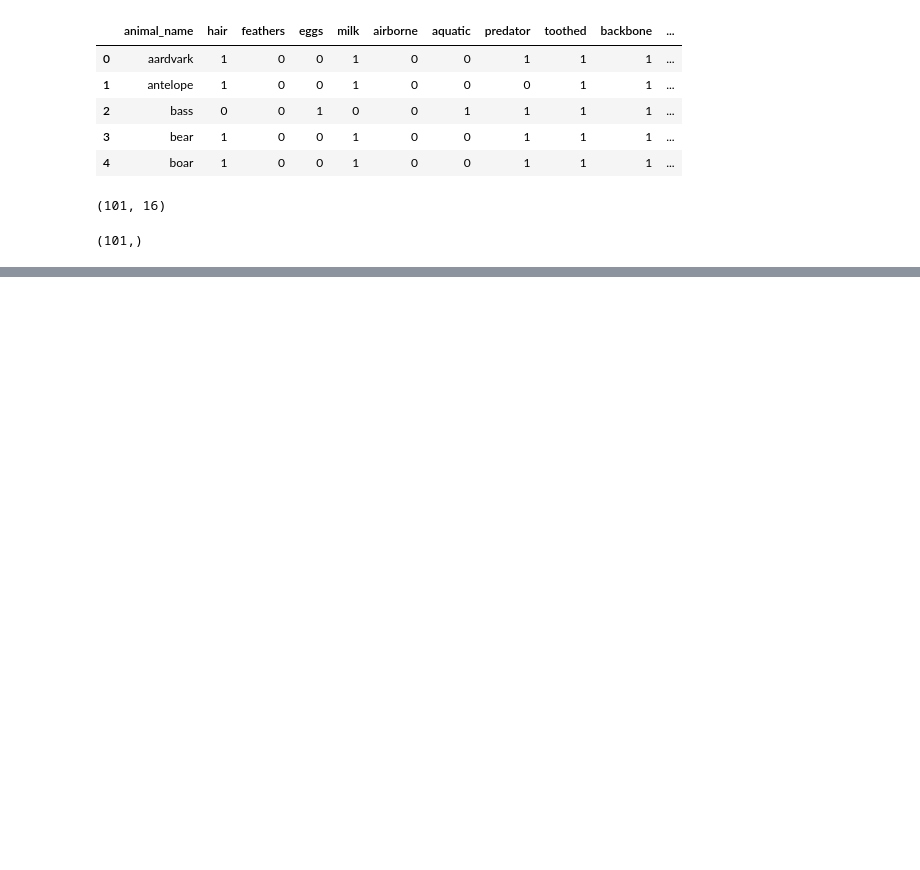
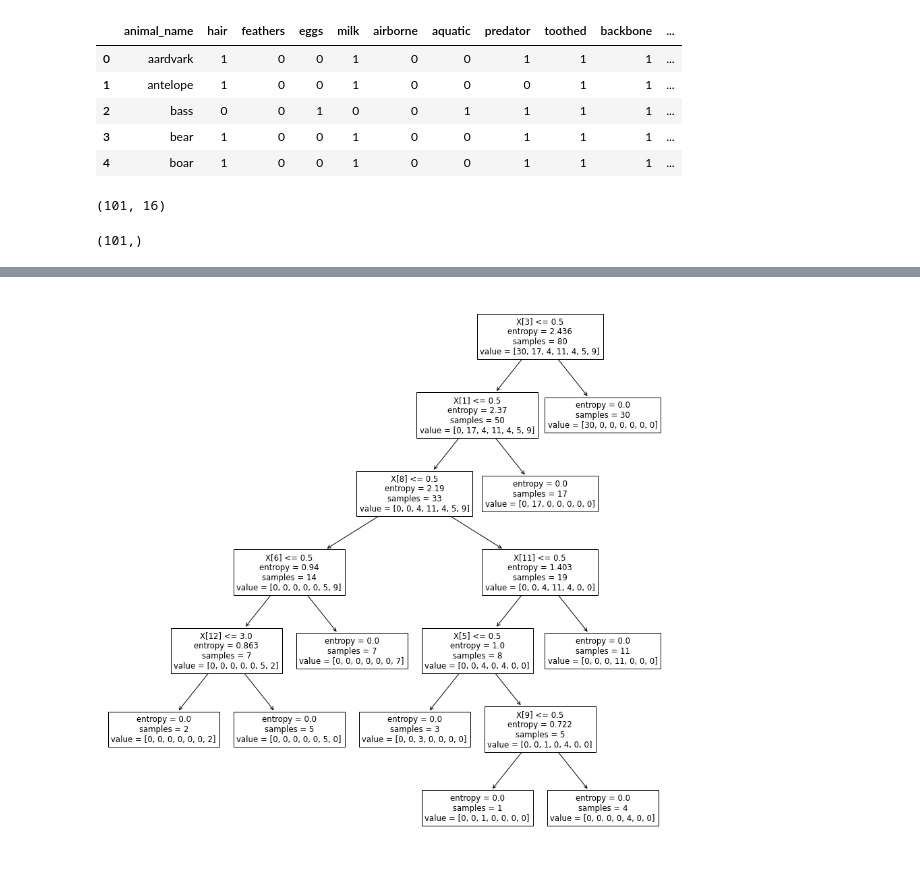
Before and after one commit to 1NT18IS203/1nt18is203_abhishek_B_ml_lab, a Jupyter notebook: Lab3.ipynb, the cells around one changed output, grey strips where cells are left out. Cells and saved outputs as stored; diff of their text form; code cells hidden in the pictures; blank space fills up the shorter version.

```diff
--- a/Lab3.ipynb
+++ b/Lab3.ipynb
@@ -62,0 +62,6 @@ weighted avg       1.00      1.00      1.00        21
+# %%
+plt.figure(figsize=(15,15))
+tree.plot_tree(DTmodel)
+plt.show()
+# %% [output]
+[figure, added]
```
Also changed, not shown: parts of 4 cells of this notebook.
